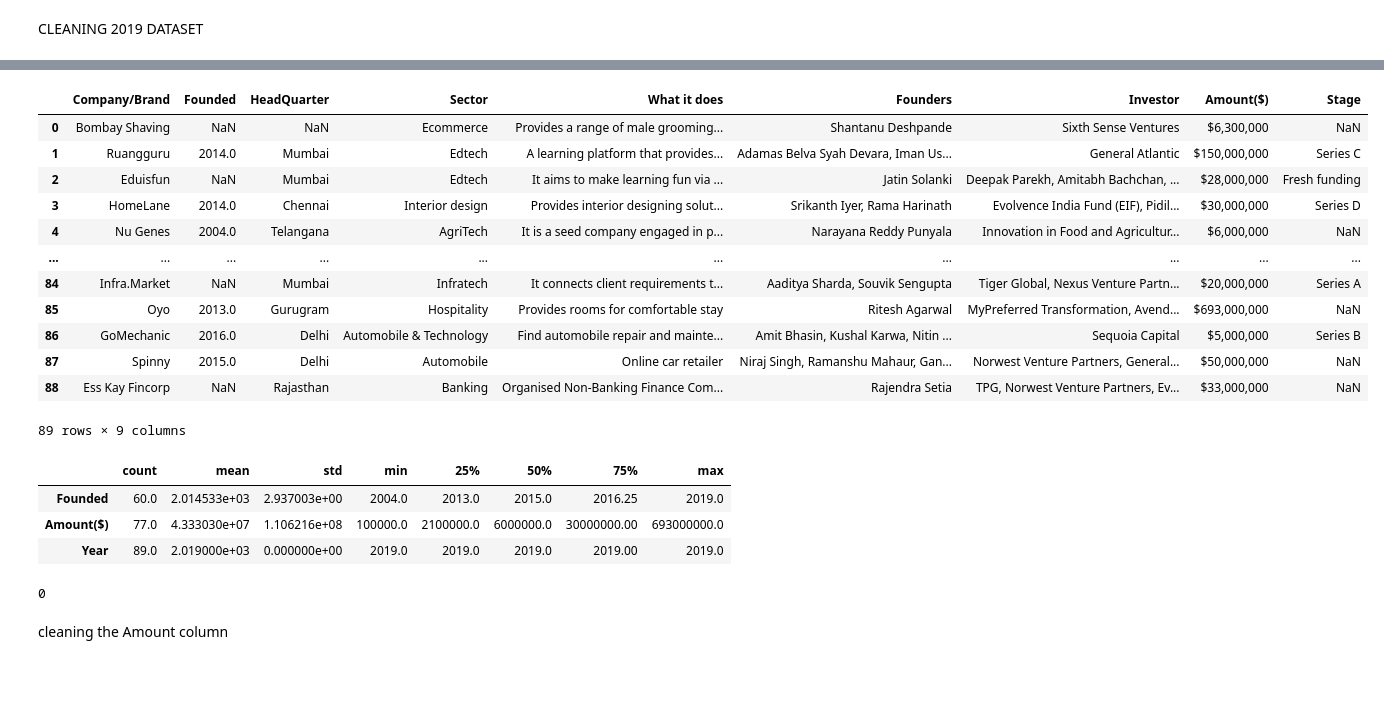
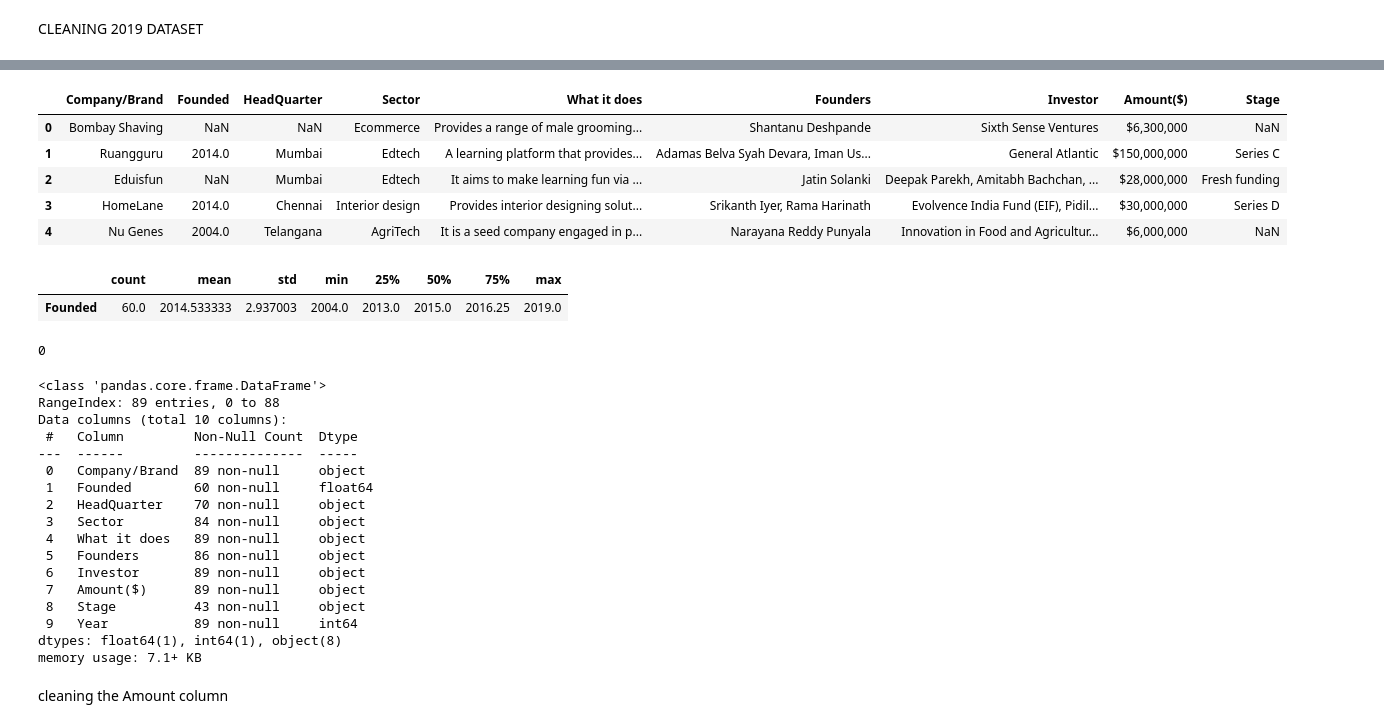
Before and after one commit to zeemanzak/Hypothesis-Testing-and-Eda-on-Indian-Startups-Ecosystem, a Jupyter notebook: notebooks/main.ipynb, the cells around one changed output, grey strips where cells are left out. Drawn from its saved outputs; the diff is of its cells as text; code cells hidden in the pictures; blank space fills up the shorter version.

```diff
--- a/notebooks/main.ipynb
+++ b/notebooks/main.ipynb
@@ -936,5 +1135,2 @@ Error:
 # %% [markdown]
 CLEANING 2019 DATASET
-# %%
-data_2019=pd.read_csv('C:/Users/BALKIS/OneDrive - Azubi Africa/my azubi africa career accelerator projects/LP1/Hypothesis-Testing-and-Eda-on-Indian-Startups-Ecosystem/notebooks/startup_funding2019.csv')
-data_2019
@@ -974,28 +1137,19 @@ memory usage: 6.4+ KB
 # %%
 # convert 2019 dataset to Dataframe
 df_2019=pd.DataFrame(data_2019)
-df_2019
+df_2019.head()
 # %% [output]
 |  | Company/Brand | Founded | HeadQuarter | Sector | What it does | Founders | Investor | Amount($) | Stage |
 | 0 | Bombay Shaving | NaN | NaN | Ecommerce | Provides a range of male grooming... | Shantanu Deshpande | Sixth Sense Ventures | $6,300,000 | NaN |
 | 1 | Ruangguru | 2014.0 | Mumbai | Edtech | A learning platform that provides... | Adamas Belva Syah Devara, Iman Us... | General Atlantic | $150,000,000 | Series C |
 | 2 | Eduisfun | NaN | Mumbai | Edtech | It aims to make learning fun via ... | Jatin Solanki | Deepak Parekh, Amitabh Bachchan, ... | $28,000,000 | Fresh funding |
 | 3 | HomeLane | 2014.0 | Chennai | Interior design | Provides interior designing solut... | Srikanth Iyer, Rama Harinath | Evolvence India Fund (EIF), Pidil... | $30,000,000 | Series D |
 | 4 | Nu Genes | 2004.0 | Telangana | AgriTech | It is a seed company engaged in p... | Narayana Reddy Punyala | Innovation in Food and Agricultur... | $6,000,000 | NaN |
-| ... | ... | ... | ... | ... | ... | ... | ... | ... | ... |
-| 84 | Infra.Market | NaN | Mumbai | Infratech | It connects client requirements t... | Aaditya Sharda, Souvik Sengupta | Tiger Global, Nexus Venture Partn... | $20,000,000 | Series A |
-| 85 | Oyo | 2013.0 | Gurugram | Hospitality | Provides rooms for comfortable stay | Ritesh Agarwal | MyPreferred Transformation, Avend... | $693,000,000 | NaN |
-| 86 | GoMechanic | 2016.0 | Delhi | Automobile & Technology | Find automobile repair and mainte... | Amit Bhasin, Kushal Karwa, Nitin ... | Sequoia Capital | $5,000,000 | Series B |
-| 87 | Spinny | 2015.0 | Delhi | Automobile | Online car retailer | Niraj Singh, Ramanshu Mahaur, Gan... | Norwest Venture Partners, General... | $50,000,000 | NaN |
-| 88 | Ess Kay Fincorp | NaN | Rajasthan | Banking | Organised Non-Banking Finance Com... | Rajendra Setia | TPG, Norwest Venture Partners, Ev... | $33,000,000 | NaN |
-89 rows × 9 columns
 # %%
 df_2019.describe().T
 # %% [output]
 |  | count | mean | std | min | 25% | 50% | 75% | max |
-| Founded | 60.0 | 2.014533e+03 | 2.937003e+00 | 2004.0 | 2013.0 | 2015.0 | 2016.25 | 2019.0 |
-| Amount($) | 77.0 | 4.333030e+07 | 1.106216e+08 | 100000.0 | 2100000.0 | 6000000.0 | 30000000.00 | 693000000.0 |
-| Year | 89.0 | 2.019000e+03 | 0.000000e+00 | 2019.0 | 2019.0 | 2019.0 | 2019.00 | 2019.0 |
+| Founded | 60.0 | 2014.533333 | 2.937003 | 2004.0 | 2013.0 | 2015.0 | 2016.25 | 2019.0 |
 # %%
 df_2019.duplicated().sum()
 # %% [output]
@@ -1003,6 +1157,26 @@ df_2019.duplicated().sum()
 # %%
 # add a new column called year to distinguish the year of the funding for each dataset
 df_2019['Year']=2019
+# %%
+df_2019.info()
+# %% [output]
+<class 'pandas.core.frame.DataFrame'>
+RangeIndex: 89 entries, 0 to 88
+Data columns (total 10 columns):
+ #   Column         Non-Null Count  Dtype
+---  ------         --------------  -----
+ 0   Company/Brand  89 non-null     object
+ 1   Founded        60 non-null     float64
+ 2   HeadQuarter    70 non-null     object
+ 3   Sector         84 non-null     object
+ 4   What it does   89 non-null     object
+ 5   Founders       86 non-null     object
+ 6   Investor       89 non-null     object
+ 7   Amount($)      89 non-null     object
+ 8   Stage          43 non-null     object
+ 9   Year           89 non-null     int64
+dtypes: float64(1), int64(1), object(8)
+memory usage: 7.1+ KB
 # %% [markdown]
 cleaning the Amount column
 # %%
```
Also changed, not shown: parts of 75 cells of this notebook.
